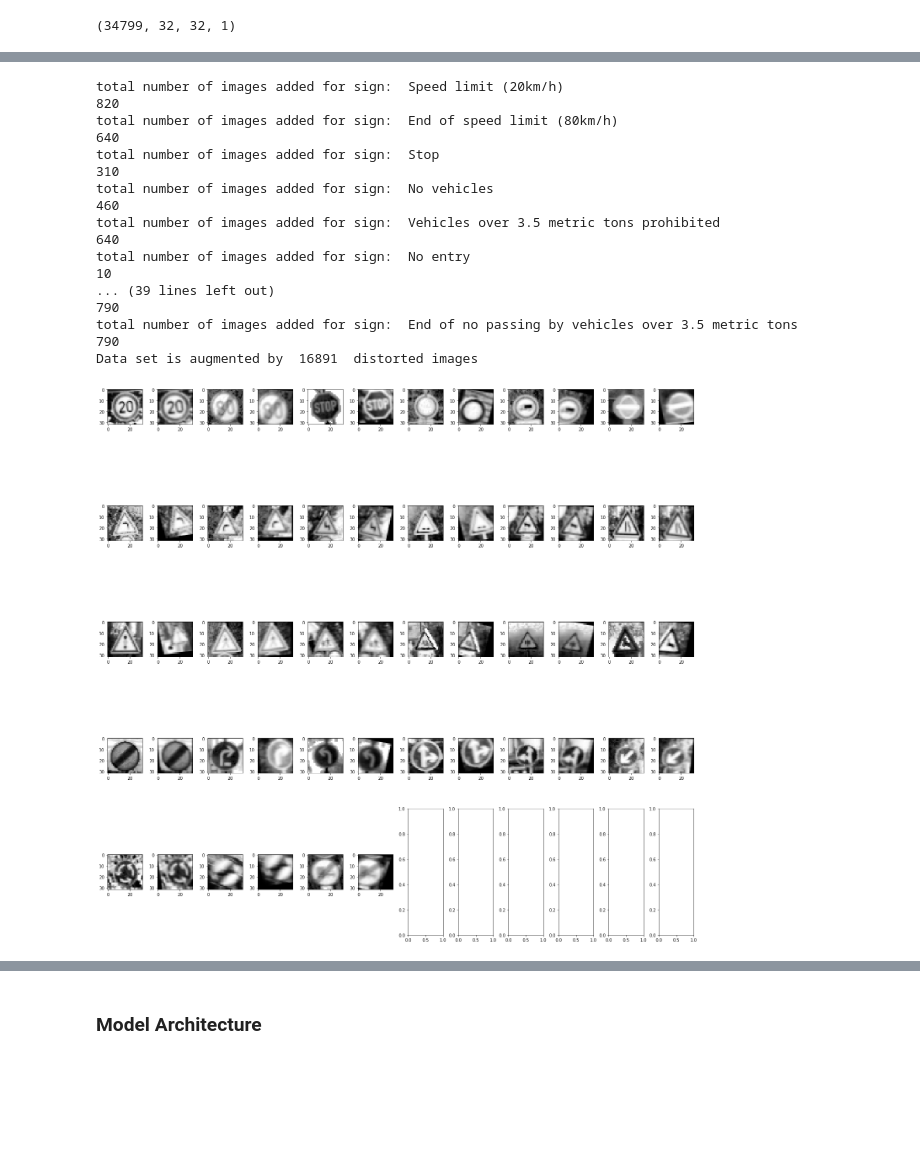
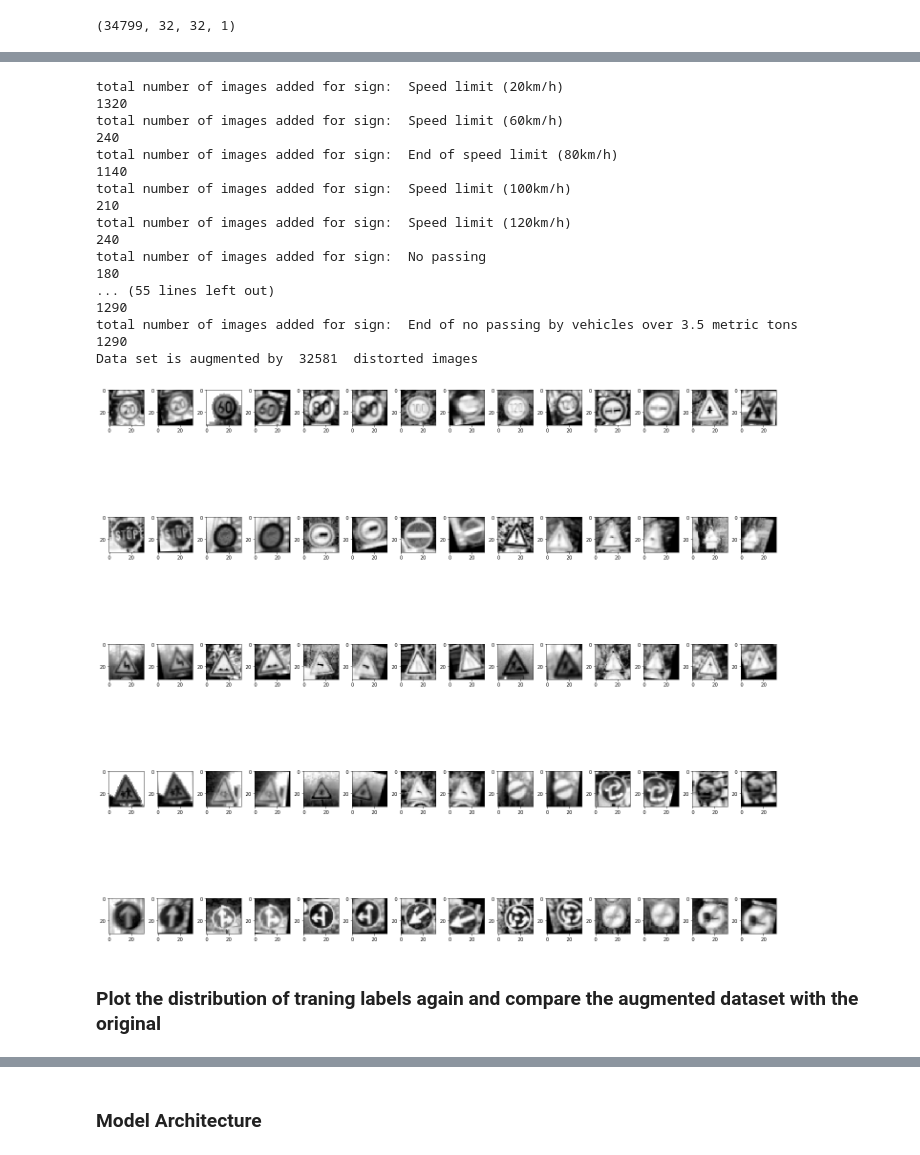
Before and after one commit to mscwu/udacity_traffic_sign_classification, a Jupyter notebook: Traffic_Sign_Classifier.ipynb, the cells around one changed output, grey strips where cells are left out. Saved outputs shown, nothing was run; the diff lists cells and outputs as text; code cells hidden in the pictures; blank space fills up the shorter version.

Commit message:
further augment the data to a minimum size of 1500 for each class use keep probability of 1 for testing model validation accuracy reached 97.4% test accuracy 94.3%

```diff
--- a/Traffic_Sign_Classifier.ipynb
+++ b/Traffic_Sign_Classifier.ipynb
@@ -235,28 +237,33 @@ print(X_train.shape)
 (34799, 32, 32, 1)
 # %%
 from skimage.transform import rotate, SimilarityTransform, warp, AffineTransform
+
 # list of labels needing augmentation
+threshold = 1500
 augment_label = []
 for label in set(y_train):
     if label not in augment_label:
-        if list(y_train).count(label) < 1000:
+        # if number of sample is less than threshold
+        if list(y_train).count(label) < threshold:
+            # add label to the augment queue
             augment_label.append(label)
 print ('Total number of categories needed to be augmented')
 print (len(augment_label))
-print ('The following signs have samples number less than 1000 and needs augmentation')
+print ('The following signs have samples number less than ', threshold, ' and needs augmentation')
 print (sign_names.iloc[augment_label])
-#for image, label in zip(X_train, y_train):
-#candidate = np.array(np.where(y_train == augment_label[0]))
-#print(len(candidate[0]))
+
 
 def image_augmentation(label, axis1, axis2):
     candidate = np.array(np.where(y_train == label))
     signs_to_augment = X_train[candidate]
     start_number = len(signs_to_augment[0])
-    repeat = np.floor_divide(1000, start_number)
-    remainder = np.remainder(1000, start_number)
+
+    # repeat a number of times on whole existing samples of candidate being augmented
+    repeat = np.floor_divide(threshold, start_number)
+    remainder = np.remainder(threshold, start_number)
     new_images = []
-#    angle = np.random.randint(-10, 10)
+
+    # some random transformation parameters
     angle = np.random.randint(-15, 15) * np.pi / 180
     tx = np.random.rand() * 3
     ty = np.random.rand() * 3
@@ -264,9 +271,13 @@ def image_augmentation(label, axis1, axis2):
     shear_angle = np.random.randint(-8, 8) * np.pi / 180
     for i in range(repeat-1):
         for image in signs_to_augment[0]:
+
+            # apply transformation for each image in the set and append to new set
             shear = AffineTransform(shear=shear_angle)
             image = warp(image,shear)
             new_images.append(warp(image, SimilarityTransform(scale=scale, rotation=angle, translation=(tx, ty))))
+
+    # randomly select a few pictures from the original set to augment the number to target value
     rnd_idx = np.random.randint(0, start_number, size=remainder)
     angle2 = np.random.randint(-15, 15) * np.pi / 180
     tx2 = np.random.rand() * 3
@@ -282,19 +293,10 @@ def image_augmentation(label, axis1, axis2):
     new_labels = [label] * len(new_images)
     new_images = np.array(new_images)
     new_labels = np.array(new_labels)
+
     # plot sample distorted image
-
-    #plt.figure(figsize=(5,5))
-   # axis.subplot(1, 2, 1)
     axis1.imshow(signs_to_augment[0,0].squeeze(), interpolation='nearest', cmap='gray')
-   # axis.subplot(1, 2, 2)
     axis2.imshow(new_images[0].squeeze(), interpolation='nearest', cmap='gray')
     return new_images, new_labels
-
-
-
-#for i,sign in enumerate(rand_ind):
-#    ax[i].imshow(X_train[sign])
- #   ax[i].set_xlabel(sign_names.iloc[y_train[sign],1])
 # %% [output]
 Total number of categories needed to be augmented
@@ -317,34 +319,39 @@ The following signs have samples number less than 1000 and needs augmentation
 # %%
 image_container = np.empty([0,32,32,1])
 label_container = np.empty([0])
 fig4 = plt.figure(figsize=(20,20))
-gs4 = gridspec.GridSpec(5, 12)
-ax4 = [plt.subplot(gs4[i]) for i in range(60)]
+row = 5
+col = np.floor_divide(len(augment_label)-1, row) + 1
+gs4 = gridspec.GridSpec(row, col*2)
+ax4 = [plt.subplot(gs4[i]) for i in range(row*col*2)]
 
+# print transformed image samples and add new images to training dataset
 for ind, label in enumerate(augment_label):
     temp_new_images, temp_new_labels = image_augmentation(label, ax4[2*ind], ax4[2*ind+1])
     image_container = np.concatenate((image_container, temp_new_images), axis = 0)
     label_container = np.concatenate((label_container, temp_new_labels), axis = 0)
 print('Data set is augmented by ', label_container.shape[0], ' distorted images')
 plt.tight_layout(pad=1, w_pad=0.5, h_pad=1.0)
 fig4.savefig(os.path.join(image_save_path,'image_aug_sample.jpg'), bbox_inches='tight')
 # %% [output]
 total number of images added for sign:  Speed limit (20km/h)
-820
+1320
+total number of images added for sign:  Speed limit (60km/h)
+240
 total number of images added for sign:  End of speed limit (80km/h)
-640
-total number of images added for sign:  Stop
-310
-total number of images added for sign:  No vehicles
-460
-total number of images added for sign:  Vehicles over 3.5 metric tons prohibited
-640
-total number of images added for sign:  No entry
-10
-... (39 lines left out)
-790
+1140
+total number of images added for sign:  Speed limit (100km/h)
+210
+total number of images added for sign:  Speed limit (120km/h)
+240
+total number of images added for sign:  No passing
+180
+... (55 lines left out)
+1290
 total number of images added for sign:  End of no passing by vehicles over 3.5 metric tons
-790
-Data set is augmented by  16891  distorted images
+1290
+Data set is augmented by  32581  distorted images
-[figure, old version]
+[figure, new version]
+# %% [markdown]
+### Plot the distribution of traning labels again and compare the augmented dataset with the original
 # %%
```
Also changed, not shown: parts of 29 cells of this notebook, 9 other files.
